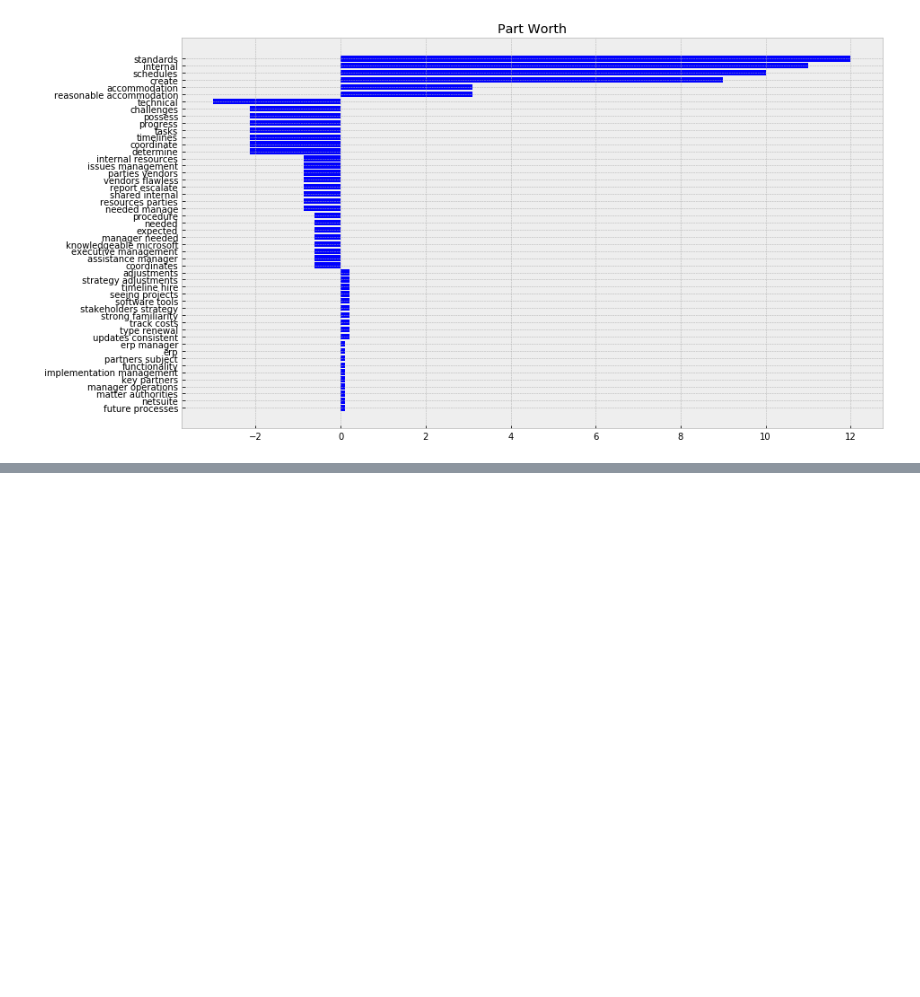
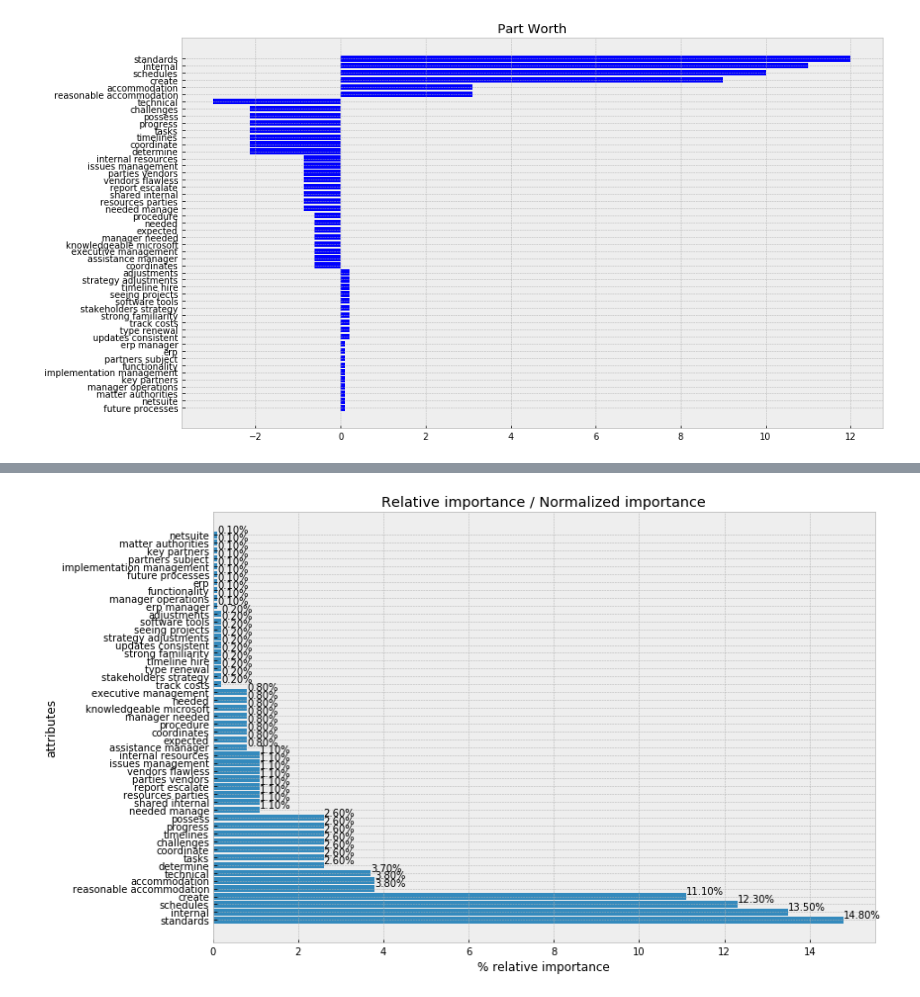
Before and after one commit to dmeyers83/TermEstimate, a Jupyter notebook: coinjoint.ipynb, the cells around one changed output, grey strips where cells are left out. Cells and saved outputs as stored; diff of their text form; code cells hidden in the pictures; blank space fills up the shorter version.

```diff
--- a/coinjoint.ipynb
+++ b/coinjoint.ipynb
@@ -349,0 +373,19 @@ relative_importance_per_feature = {
+# %%
+alt_data = pd.DataFrame(
+    list(relative_importance_per_feature.items()),
+    columns=['attr', 'relative_importance (pct)']
+).sort_values(by='relative_importance (pct)', ascending=False)
+
+
+f, ax = plt.subplots(figsize=(12, 8))
+xbar = np.arange(len(alt_data['attr']))
+plt.title('Relative importance / Normalized importance')
+plt.barh(xbar, alt_data['relative_importance (pct)'])
+for i, v in enumerate(alt_data['relative_importance (pct)']):
+    ax.text(v , i + .25, '{:.2f}%'.format(v))
+plt.ylabel('attributes')
+plt.xlabel('% relative importance')
+plt.yticks(xbar, alt_data['attr'])
+plt.show()
+# %% [output]
+[figure, added]
```
Also changed, not shown: parts of 11 cells of this notebook.
